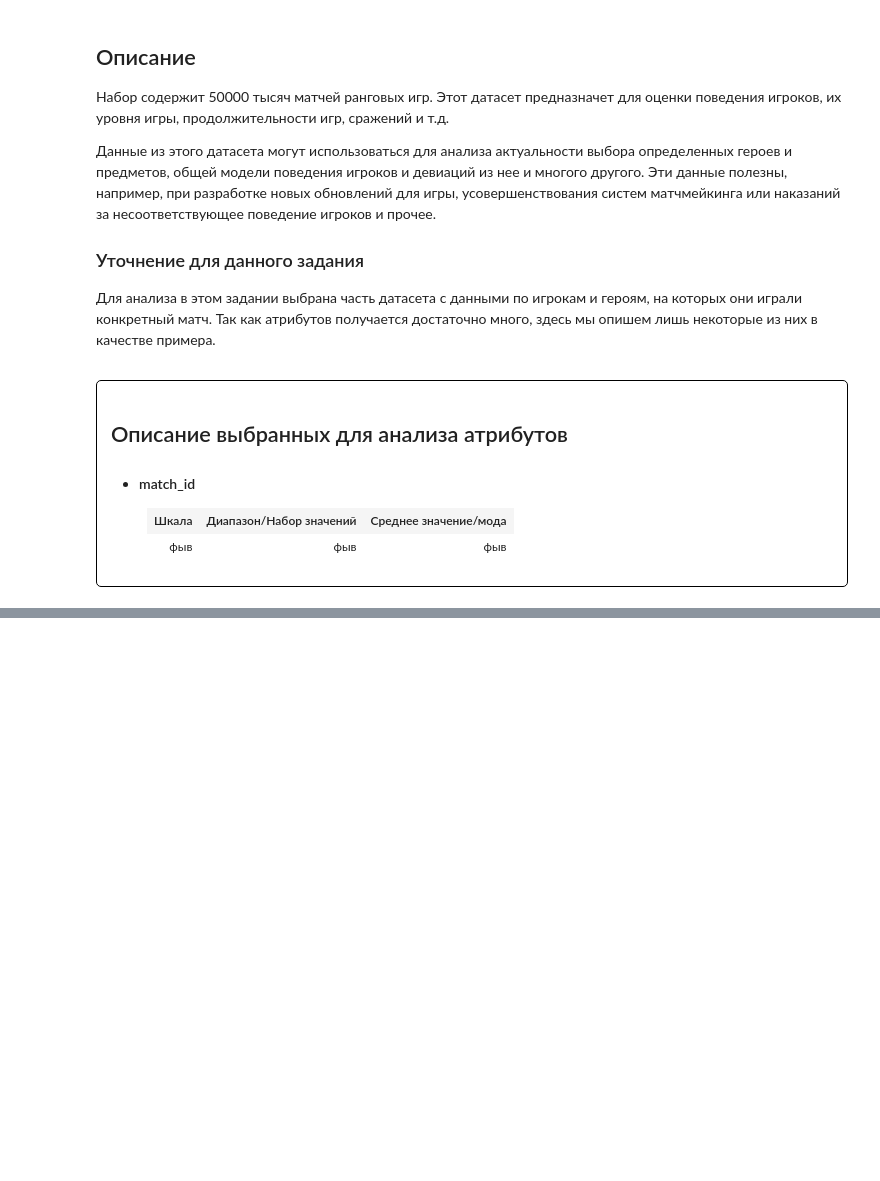
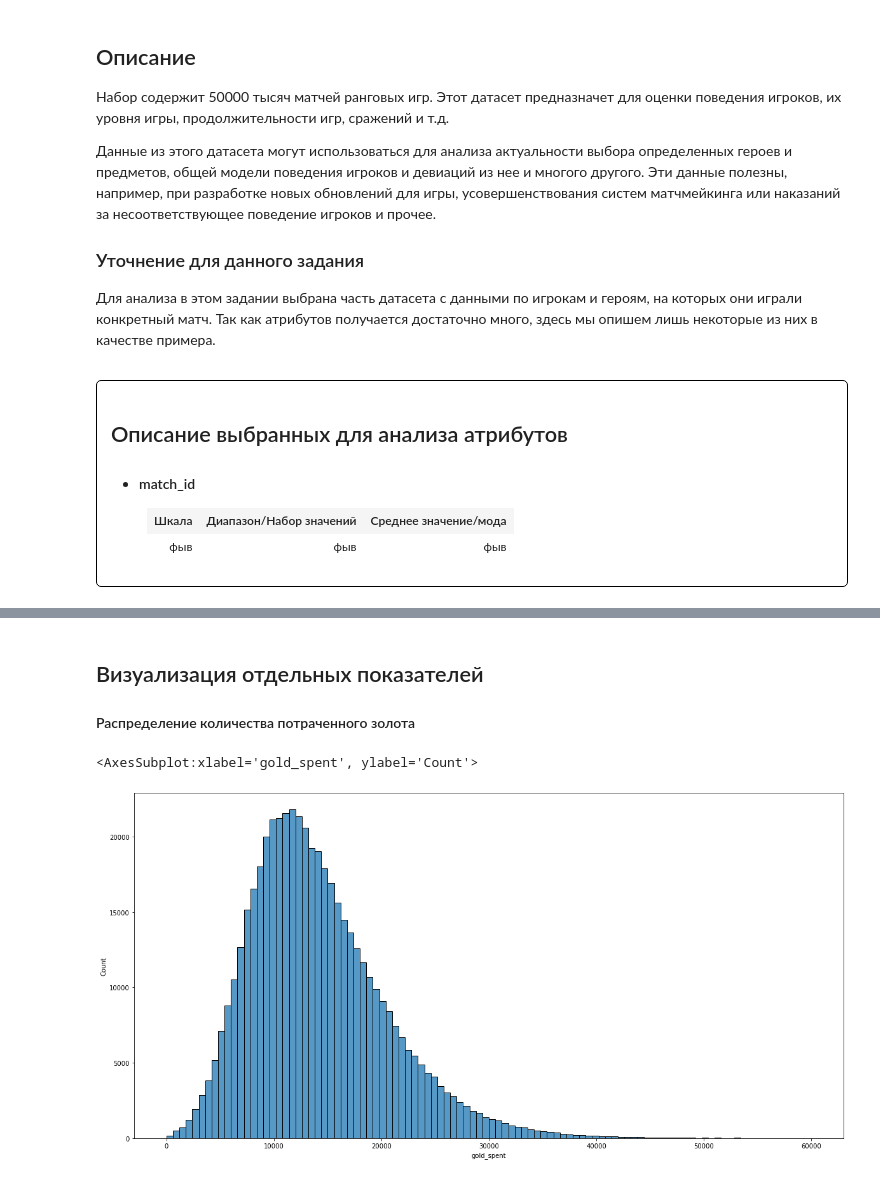
Before and after one commit to amatemeow/MLPY, a Jupyter notebook: task1/task1.ipynb, the cells around one changed output, grey strips where cells are left out. Drawn from its saved outputs; the diff is of its cells as text; code cells hidden in the pictures; blank space fills up the shorter version.

Commit message:
Simple plots added

```diff
--- a/task1/task1.ipynb
+++ b/task1/task1.ipynb
@@ -62,0 +71,10 @@ merged[attrib].head()
+# %% [markdown]
+<h2>Визуализация отдельных показателей</h2>
+
+<h4>Распределение количества потраченного золота</h4>
+# %%
+fig = plt.figure(figsize = (20, 10))
+sns.histplot(x = "gold_spent", data = merged, bins = 100, binrange = (0, 60000))
+# %% [output]
+<AxesSubplot:xlabel='gold_spent', ylabel='Count'>
+[figure, added]
```
Also changed, not shown: parts of 12 cells of this notebook.
